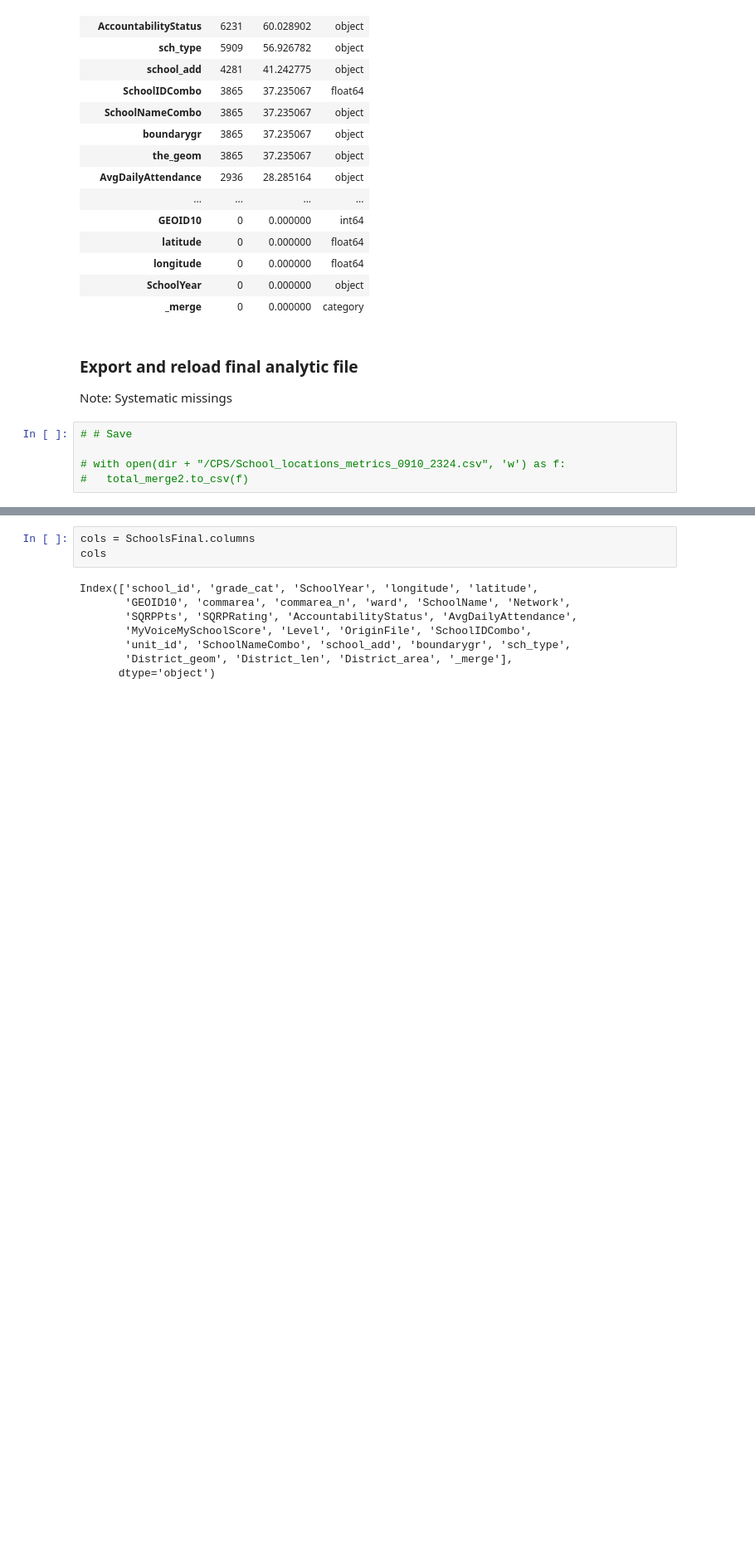
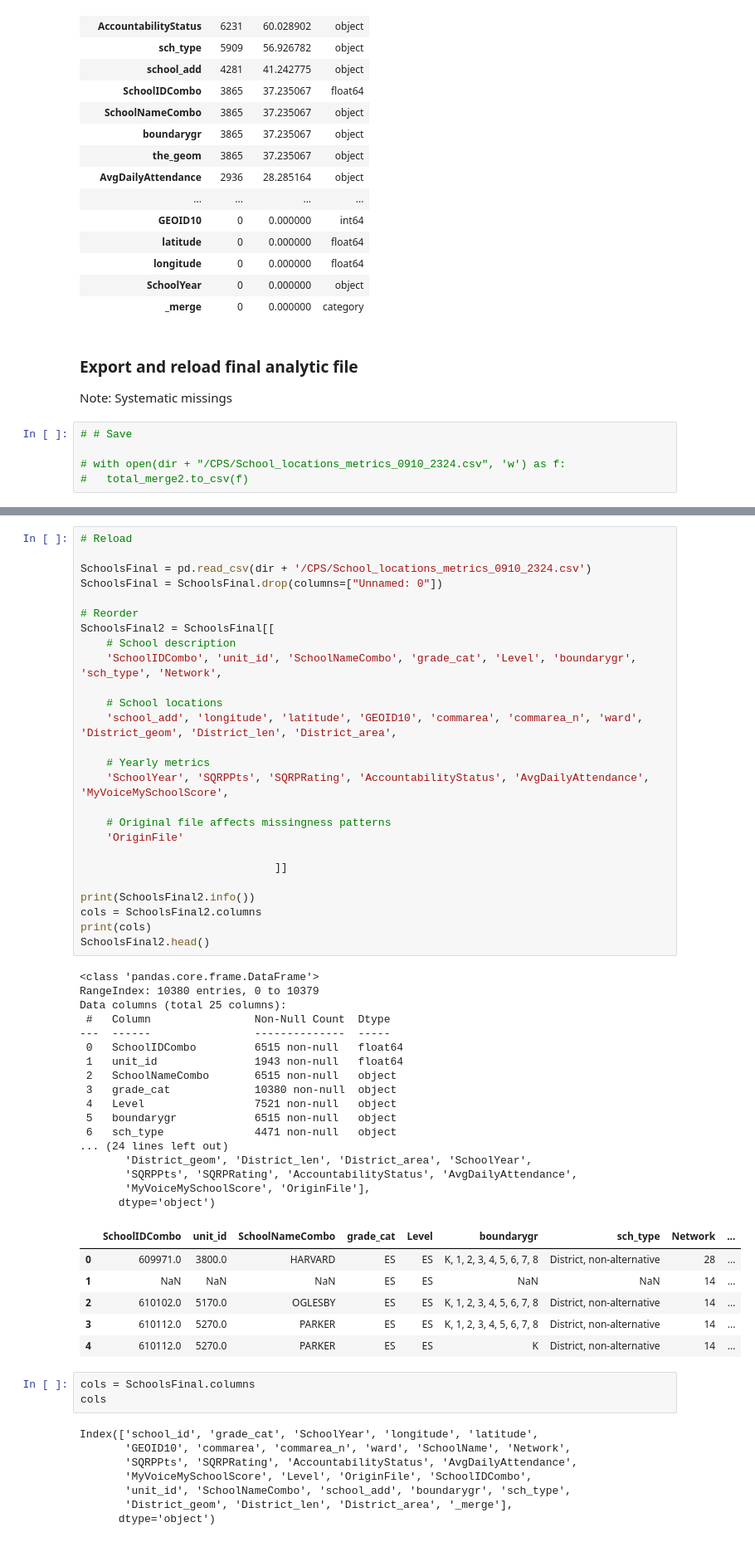
Before and after one commit to sandra-tilmon/MySociome, a Jupyter notebook: 64_Chicago_schools.ipynb, the cells around one changed output, grey strips where cells are left out. Shown at 83% size. Cells and saved outputs as stored; diff of their text form; blank space fills up the shorter version.

```diff
--- a/64_Chicago_schools.ipynb
+++ b/64_Chicago_schools.ipynb
@@ -2571,3 +2539,53 @@ None
+# %%
+# Reload
+
+SchoolsFinal = pd.read_csv(dir + '/CPS/School_locations_metrics_0910_2324.csv')
+SchoolsFinal = SchoolsFinal.drop(columns=["Unnamed: 0"])
+
+# Reorder
+SchoolsFinal2 = SchoolsFinal[[
+    # School description
+    'SchoolIDCombo', 'unit_id', 'SchoolNameCombo', 'grade_cat', 'Level', 'boundarygr', 'sch_type', 'Network',
+
+    # School locations
+    'school_add', 'longitude', 'latitude', 'GEOID10', 'commarea', 'commarea_n', 'ward', 'District_geom', 'District_len', 'District_area',
+
+    # Yearly metrics
+    'SchoolYear', 'SQRPPts', 'SQRPRating', 'AccountabilityStatus', 'AvgDailyAttendance', 'MyVoiceMySchoolScore',
+
+    # Original file affects missingness patterns
+    'OriginFile'
+
+                              ]]
+
+print(SchoolsFinal2.info())
+cols = SchoolsFinal2.columns
+print(cols)
+SchoolsFinal2.head()
+# %% [output]
+<class 'pandas.core.frame.DataFrame'>
+RangeIndex: 10380 entries, 0 to 10379
+Data columns (total 25 columns):
+ #   Column                Non-Null Count  Dtype
+---  ------                --------------  -----
+ 0   SchoolIDCombo         6515 non-null   float64
+ 1   unit_id               1943 non-null   float64
+ 2   SchoolNameCombo       6515 non-null   object
+ 3   grade_cat             10380 non-null  object
+ 4   Level                 7521 non-null   object
+ 5   boundarygr            6515 non-null   object
+ 6   sch_type              4471 non-null   object
+... (24 lines left out)
+       'District_geom', 'District_len', 'District_area', 'SchoolYear',
+       'SQRPPts', 'SQRPRating', 'AccountabilityStatus', 'AvgDailyAttendance',
+       'MyVoiceMySchoolScore', 'OriginFile'],
+      dtype='object')
+|  | SchoolIDCombo | unit_id | SchoolNameCombo | grade_cat | Level | boundarygr | sch_type | Network | ... |
+| 0 | 609971.0 | 3800.0 | HARVARD | ES | ES | K, 1, 2, 3, 4, 5, 6, 7, 8 | District, non-alternative | 28 | ... |
+| 1 | NaN | NaN | NaN | ES | ES | NaN | NaN | 14 | ... |
+| 2 | 610102.0 | 5170.0 | OGLESBY | ES | ES | K, 1, 2, 3, 4, 5, 6, 7, 8 | District, non-alternative | 14 | ... |
+| 3 | 610112.0 | 5270.0 | PARKER | ES | ES | K, 1, 2, 3, 4, 5, 6, 7, 8 | District, non-alternative | 14 | ... |
+| 4 | 610112.0 | 5270.0 | PARKER | ES | ES | K | District, non-alternative | 14 | ... |
 # %%
 cols = SchoolsFinal.columns
 cols
```
Also changed, not shown: parts of 1 cell of this notebook.
